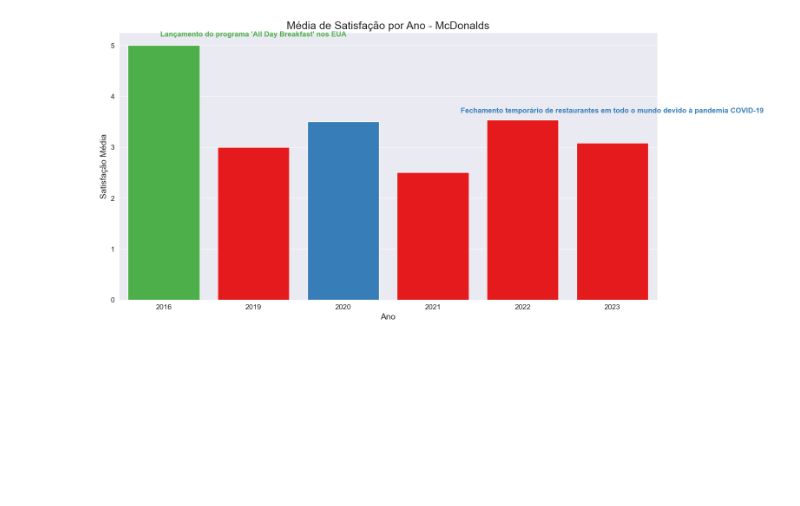
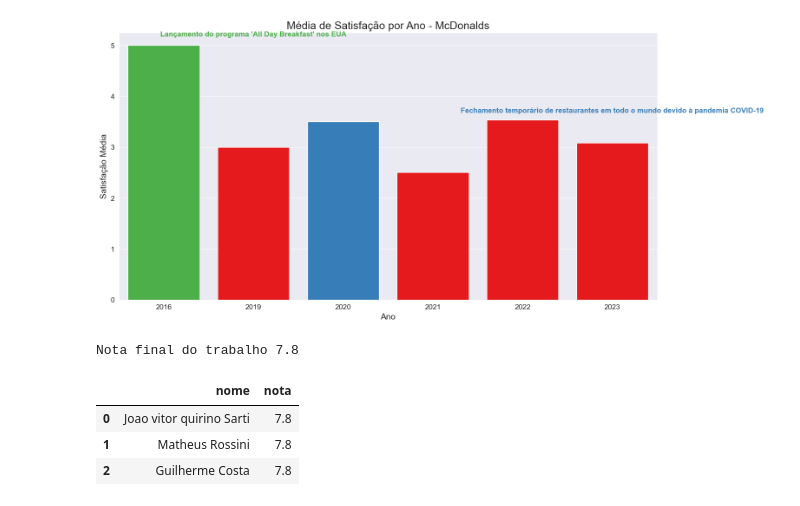
Before and after one commit to T2-Ciencia-de-dados/Analise-de-sentimento, a Jupyter notebook: T2_Ciencia_De_Dados_V2.ipynb, the cells around one changed output. Saved outputs shown, nothing was run; the diff lists cells and outputs as text; code cells hidden in the pictures; blank space fills up the shorter version.

```diff
--- a/T2_Ciencia_De_Dados_V2.ipynb
+++ b/T2_Ciencia_De_Dados_V2.ipynb
@@ -1444,3 +1476,42 @@ display(Image(filename='Imagens/McDonalds.png'))
 # %% [output]
 [figure]
 [figure]
+# %%
+#@title **Avaliação**
+Problema = 10 #@param {type:"slider", min:0, max:10, step:1}
+
+Metodologia = 9 #@param {type:"slider", min:0, max:10, step:1}
+
+Resultados = 6 #@param {type:"slider", min:0, max:10, step:1}
+
+Conclusao = 7 #@param {type:"slider", min:0, max:10, step:1}
+
+Geral_e_apresentacao = 7 #@param {type:"slider", min:0, max:10, step:1}
+# %%
+#@title **Nota Final**
+nota = Problema + Metodologia + Resultados + Conclusao + Geral_e_apresentacao
+
+nota = nota / 5
+
+print(f'Nota final do trabalho {nota :.1f}')
+
+import numpy as np
+import pandas as pd
+
+alunos = pd.DataFrame()
+
+lista_nome = []
+
+for i in range(1,6):
+    exec("if Aluno" + str(i) + " !='None':  lista = Aluno" + str(i) + ".split(','); lista_nome.append(lista[0]);")
+
+alunos['nome'] = lista_nome
+alunos['nota'] = np.round(nota,1)
+print()
+display(alunos)
+# %% [output]
+Nota final do trabalho 7.8
+|  | nome | nota |
+| 0 | Joao vitor quirino Sarti | 7.8 |
+| 1 | Matheus Rossini | 7.8 |
+| 2 | Guilherme Costa | 7.8 |
```
Also changed, not shown: parts of 3 cells of this notebook.
